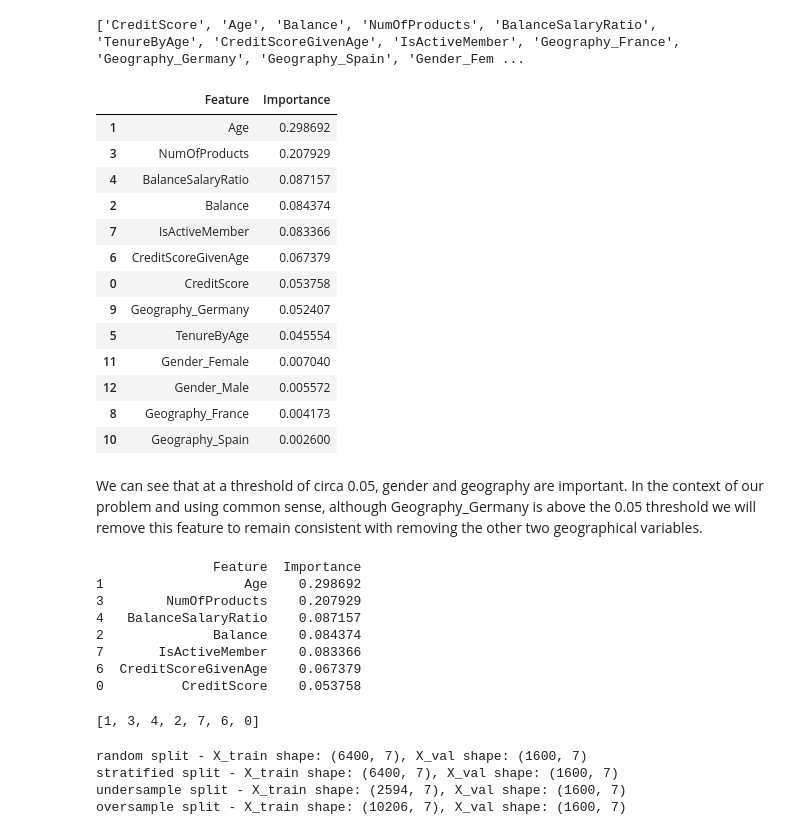
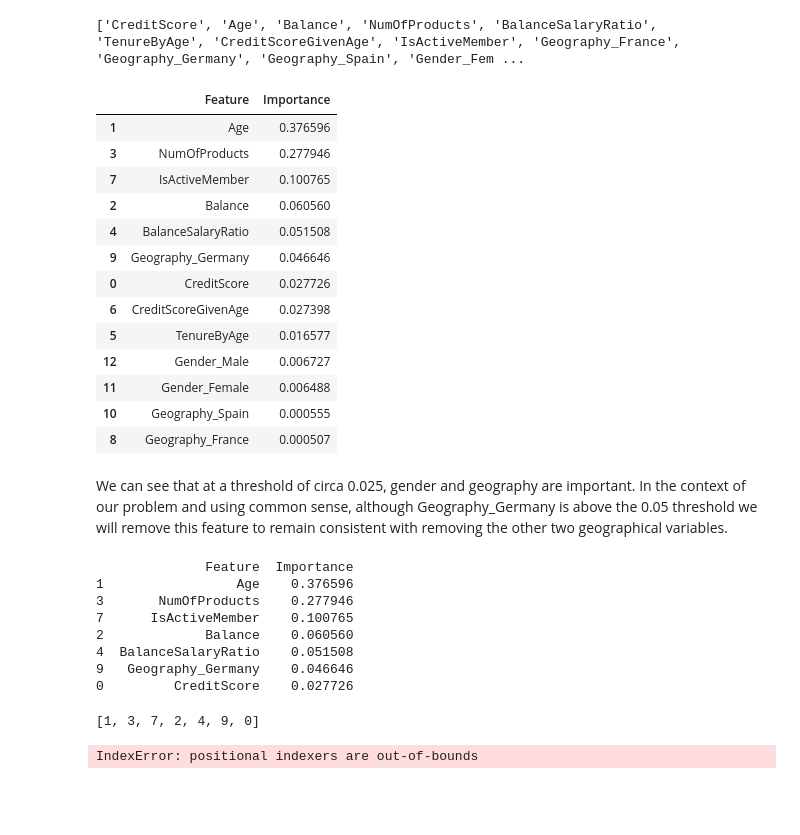
Before and after one commit to djjjones6/Group_Assessment_1, a Jupyter notebook: DaveJ/Gradient Boosting.ipynb, the cells around one changed output. Cells and saved outputs as stored; diff of their text form; code cells hidden in the pictures; blank space fills up the shorter version.

```diff
--- a/DaveJ/Gradient Boosting.ipynb
+++ b/DaveJ/Gradient Boosting.ipynb
@@ -221,0 +218,11 @@ performance_best = evaluating_performance_diff_splits(model=best_model,split_dat
+# %%
+param_grid2 = {
+    'max_depth': [2,3,4,5,6,7]
+}
+
+new_model = GradientBoostingClassifier(learning_rate = 0.01, n_estimators = 1750, random_state = 0)
+
+random_search = RandomizedSearchCV(new_model, param_grid2, n_iter=100, cv=5, scoring=f1_scorer,random_state = 0)
+random_search.fit(X_train_raw, y_train_raw)
+
+print(f'Best Parameter: {random_search.best_params_}')
@@ -275,45 +296,45 @@ print(variables)
 # %% [output]
 ['CreditScore', 'Age', 'Balance', 'NumOfProducts', 'BalanceSalaryRatio', 'TenureByAge', 'CreditScoreGivenAge', 'IsActiveMember', 'Geography_France', 'Geography_Germany', 'Geography_Spain', 'Gender_Fem ...
 # %%
-best_model.fit(X_train_rnd, y_train_rnd)
-importances = best_model.feature_importances_
+new_model.fit(X_train_rnd, y_train_rnd)
+importances = new_model.feature_importances_
 feature_importance_df = pd.DataFrame({'Feature': variables, 'Importance': importances})
 feature_importance_df = feature_importance_df.sort_values(by='Importance', ascending=False)
 feature_importance_df
 # %% [output]
 |  | Feature | Importance |
-| 1 | Age | 0.298692 |
-| 3 | NumOfProducts | 0.207929 |
-| 4 | BalanceSalaryRatio | 0.087157 |
-| 2 | Balance | 0.084374 |
-| 7 | IsActiveMember | 0.083366 |
-| 6 | CreditScoreGivenAge | 0.067379 |
-| 0 | CreditScore | 0.053758 |
-| 9 | Geography_Germany | 0.052407 |
-| 5 | TenureByAge | 0.045554 |
-| 11 | Gender_Female | 0.007040 |
-| 12 | Gender_Male | 0.005572 |
-| 8 | Geography_France | 0.004173 |
-| 10 | Geography_Spain | 0.002600 |
+| 1 | Age | 0.376596 |
+| 3 | NumOfProducts | 0.277946 |
+| 7 | IsActiveMember | 0.100765 |
+| 2 | Balance | 0.060560 |
+| 4 | BalanceSalaryRatio | 0.051508 |
+| 9 | Geography_Germany | 0.046646 |
+| 0 | CreditScore | 0.027726 |
+| 6 | CreditScoreGivenAge | 0.027398 |
+| 5 | TenureByAge | 0.016577 |
+| 12 | Gender_Male | 0.006727 |
+| 11 | Gender_Female | 0.006488 |
+| 10 | Geography_Spain | 0.000555 |
+| 8 | Geography_France | 0.000507 |
 # %% [markdown]
-We can see that at a threshold of circa 0.05, gender and geography are important. In the context of our problem and using common sense, although Geography_Germany is above the 0.05 threshold we will remove this feature to remain consistent with removing the other two geographical variables.
+We can see that at a threshold of circa 0.025, gender and geography are important. In the context of our problem and using common sense, although Geography_Germany is above the 0.05 threshold we will remove this feature to remain consistent with removing the other two geographical variables.
 # %%
 importantvars = feature_importance_df.head(7)
 print(importantvars)
 # %% [output]
-               Feature  Importance
-1                  Age    0.298692
-3        NumOfProducts    0.207929
-4   BalanceSalaryRatio    0.087157
-2              Balance    0.084374
-7       IsActiveMember    0.083366
-6  CreditScoreGivenAge    0.067379
-0          CreditScore    0.053758
+              Feature  Importance
+1                 Age    0.376596
+3       NumOfProducts    0.277946
+7      IsActiveMember    0.100765
+2             Balance    0.060560
+4  BalanceSalaryRatio    0.051508
+9   Geography_Germany    0.046646
+0         CreditScore    0.027726
 # %%
 importantvars_indices = [X_test_raw.columns.get_loc(feature) for feature in importantvars['Feature']]
 print(importantvars_indices)
 # %% [output]
-[1, 3, 4, 2, 7, 6, 0]
+[1, 3, 7, 2, 4, 9, 0]
 # %%
 # Filter the splits to retain only the top 5 features
 for split in split_data:
@@ -330,9 +351,6 @@ for split in split_data:
     X_train, X_val, y_train, y_val = split_data[split]
     print(f"{split} split - X_train shape: {X_train.shape}, X_val shape: {X_val.shape}")
 # %% [output]
-random split - X_train shape: (6400, 7), X_val shape: (1600, 7)
-stratified split - X_train shape: (6400, 7), X_val shape: (1600, 7)
-undersample split - X_train shape: (2594, 7), X_val shape: (1600, 7)
-oversample split - X_train shape: (10206, 7), X_val shape: (1600, 7)
+IndexError: positional indexers are out-of-bounds
 # %%
 performance_reduced = {}
```
Also changed, not shown: parts of 36 cells of this notebook.
